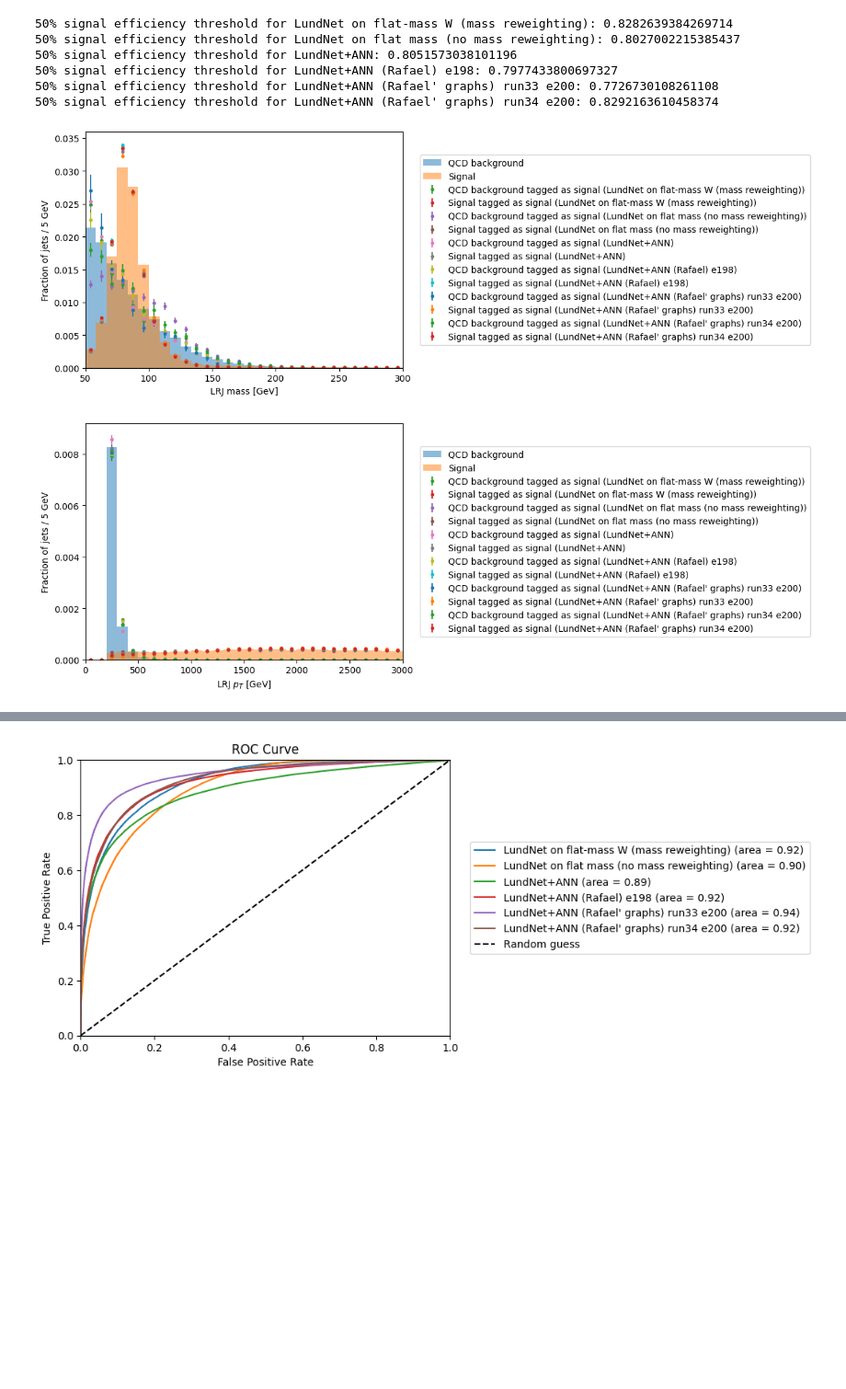
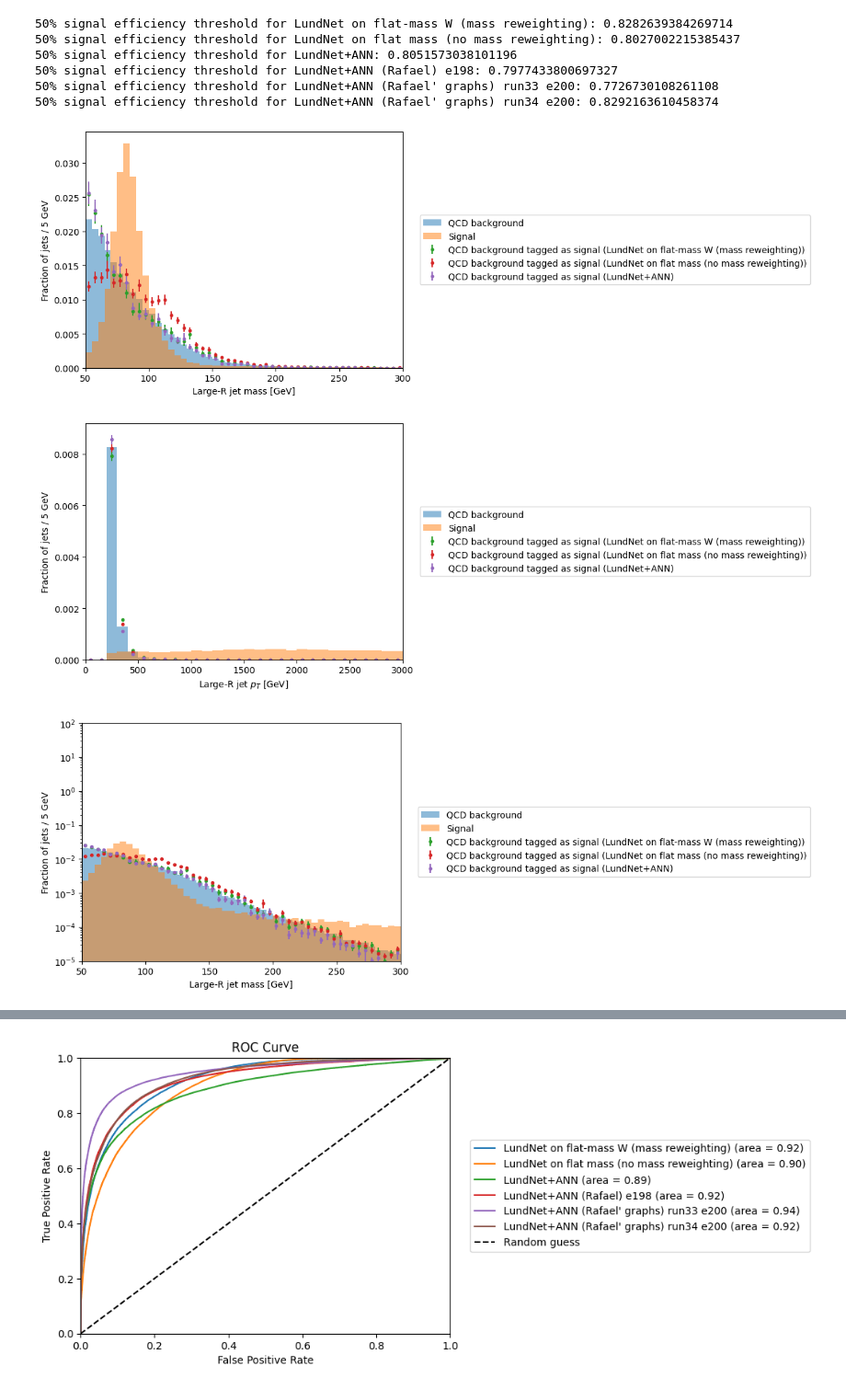
Before and after one commit to KonDoran/lundtoptagger, a Jupyter notebook: plottingW.ipynb, the cells around one changed output, grey strips where cells are left out. Shown: that part at 92% size. Drawn from its saved outputs; the diff is of its cells as text; code cells hidden in the pictures; blank space fills up the shorter version.

Commit message:
Linear and log plots in same cell

```diff
--- a/plottingW.ipynb
+++ b/plottingW.ipynb
@@ -186,31 +186,58 @@ var_params = {
     "fjet_pt": {"title": "Large-R jet $p_T$ [GeV]", "bins": 30, "range": (0, 3000)},
 }
 # %%
-for var in var_params:
-    var_data = data[var]
-    hist_params = dict(
-        bins = var_params[var]["bins"],
-        range = var_params[var]["range"],
-        density = True,
-        # histtype = "step"
-    )
-    errorbar_params = dict(
-        fmt='.',
-    )
-    plt.hist(var_data[labels==0], weights=weights[labels==0], label="QCD background", **hist_params, alpha=0.5)
-    plt.hist(var_data[labels==1], weights=weights[labels==1], label="Signal",         **hist_params, alpha=0.5)
+selected_models = [
+    "LundNet on flat-mass W (mass reweighting)",
+    "LundNet on flat mass (no mass reweighting)",
+    "LundNet+ANN",
+    # "LundNet+ANN (Rafael) e198",
+    # "LundNet+ANN (Rafael' graphs) run33 e200",
+    # "LundNet+ANN (Rafael' graphs) run34 e200"
+]
+selection = (data["fjet_pt"] > 200) & (np.abs(data["fjet_eta"] < 2))
+plot_signal_after_tagging = False
 
-    for model in models:
-        tagged_as_signal = models[model]["scores"] > models[model]["threshold_score"]
-        hist_with_errors(var_data[(labels==0) & tagged_as_signal], weights=weights[(labels==0) & tagged_as_signal], label=f"QCD background tagged as signal ({model})", **hist_params, **errorbar_params)
-        hist_with_errors(var_data[(labels==1) & tagged_as_signal], weights=weights[(labels==1) & tagged_as_signal], label=f"Signal tagged as signal ({model})",         **hist_params, **errorbar_params)
+plot_params = {
+    "lin": {
+        "yscale": "linear",
+        "ylim": (None, None),
+    },
+    "log": {
+        "yscale": "log",
+        "ylim": (1e-5, 1e2),
+    }
+}
 
-    plt.xlim(var_params[var]["range"])
-    plt.xlabel(var_params[var]["title"])
-    plt.ylabel("Fraction of jets / 5 GeV")
-    # plt.legend()
-    plt.legend(bbox_to_anchor=(1.04,0.5), loc="center left")
-    plt.show()
+for params in plot_params.values():
+    for var in var_params:
+        var_data = data[var]
+        hist_params = dict(
+            bins = var_params[var]["bins"],
+            range = var_params[var]["range"],
+            density = True,
+            # histtype = "step"
+        )
+        errorbar_params = dict(
+            fmt='.',
+        )
+        plt.hist(var_data[labels==0], weights=weights[labels==0], label="QCD background", **hist_params, alpha=0.5)
+        plt.hist(var_data[labels==1], weights=weights[labels==1], label="Signal",         **hist_params, alpha=0.5)
+
+        for model in selected_models:
+            tagged_as_signal = models[model]["scores"] > models[model]["threshold_score"]
+            hist_with_errors(var_data[(labels==0) & tagged_as_signal & selection], weights=weights[(labels==0) & tagged_as_signal & selection], label=f"QCD background tagged as signal ({model})", **hist_params, **errorbar_params)
+            if plot_signal_after_tagging:
+                hist_with_errors(var_data[(labels==1) & tagged_as_signal & selection], weights=weights[(labels==1) & tagged_as_signal & selection], label=f"Signal tagged as signal ({model})",     **hist_params, **errorbar_params)
+
+        plt.xlim(var_params[var]["range"])
+        plt.xlabel(var_params[var]["title"])
+        plt.ylabel("Fraction of jets / 5 GeV")
+        plt.yscale(params["yscale"])
+        plt.ylim(params["ylim"])
+        # plt.legend()
+        plt.legend(bbox_to_anchor=(1.04,0.5), loc="center left")
+        plt.show()
 # %% [output]
-[figure, old version]
+[figure, new version]
-[figure, old version]
+[figure, new version]
+[figure, added]
```
Also changed, not shown: parts of 2 cells of this notebook, 1 other file.
